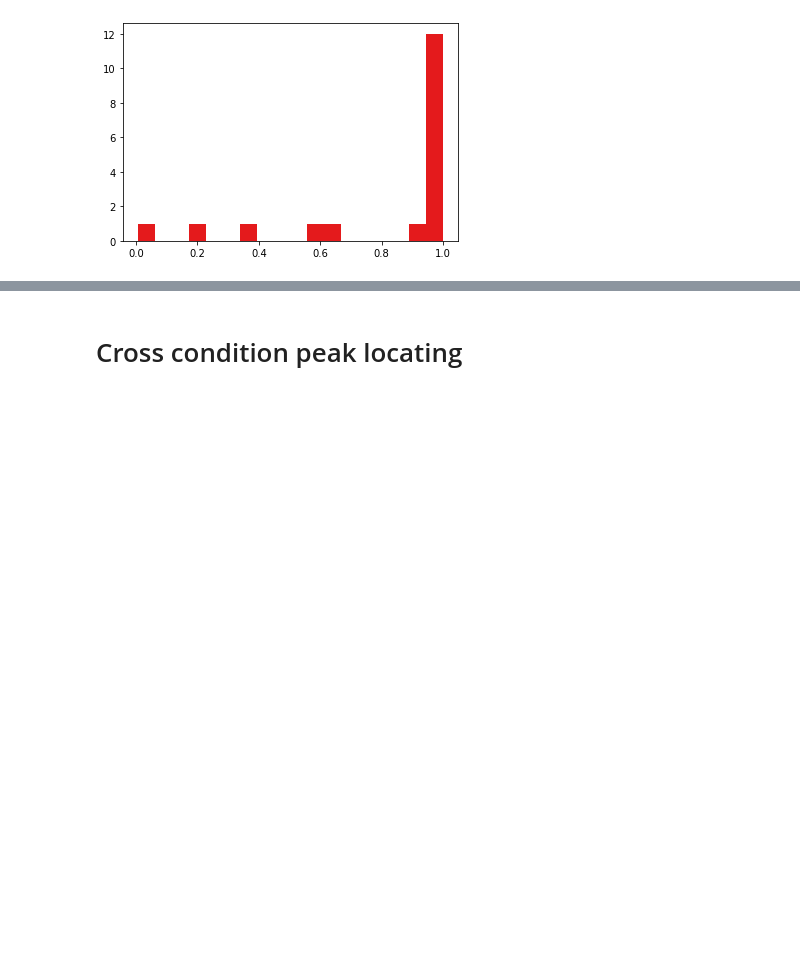
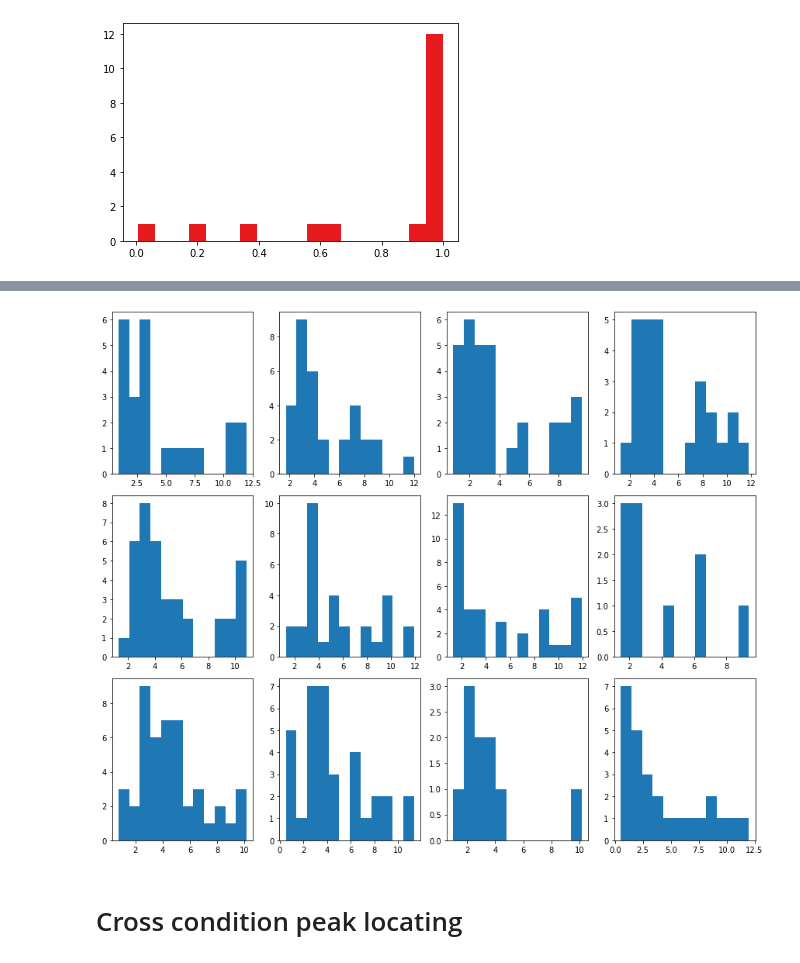
Before and after one commit to bfbarry/Metric-Modulation, a Jupyter notebook: notebooks/brian_munging.ipynb, the cells around one changed output, grey strips where cells are left out. Saved outputs shown, nothing was run; the diff lists cells and outputs as text; code cells hidden in the pictures; blank space fills up the shorter version.

```diff
--- a/notebooks/brian_munging.ipynb
+++ b/notebooks/brian_munging.ipynb
@@ -101,3 +109,12 @@ plt.hist(fg.get_params('r_squared'), bins=18); plt.show
+# %%
+cond_data = load_and_fit(dimension = 'condition', freqrange = [3,40], min_peak_height=0, omit_r2=0.7)
+plt.figure(figsize=(12,10))
+for i, cl in enumerate(range(3,15)):
+    plt.subplot(3,4,i+1)
+    plt.hist(comp_data[f'cluster {cl}']['peak data']['BW'][:,0],bins=12)
+plt.tight_layout()
+# %% [output]
+[figure, added]
 # %% [markdown]
 # Cross condition peak locating
 # %%
```
Also changed, not shown: parts of 3 cells of this notebook, 1 other file.
